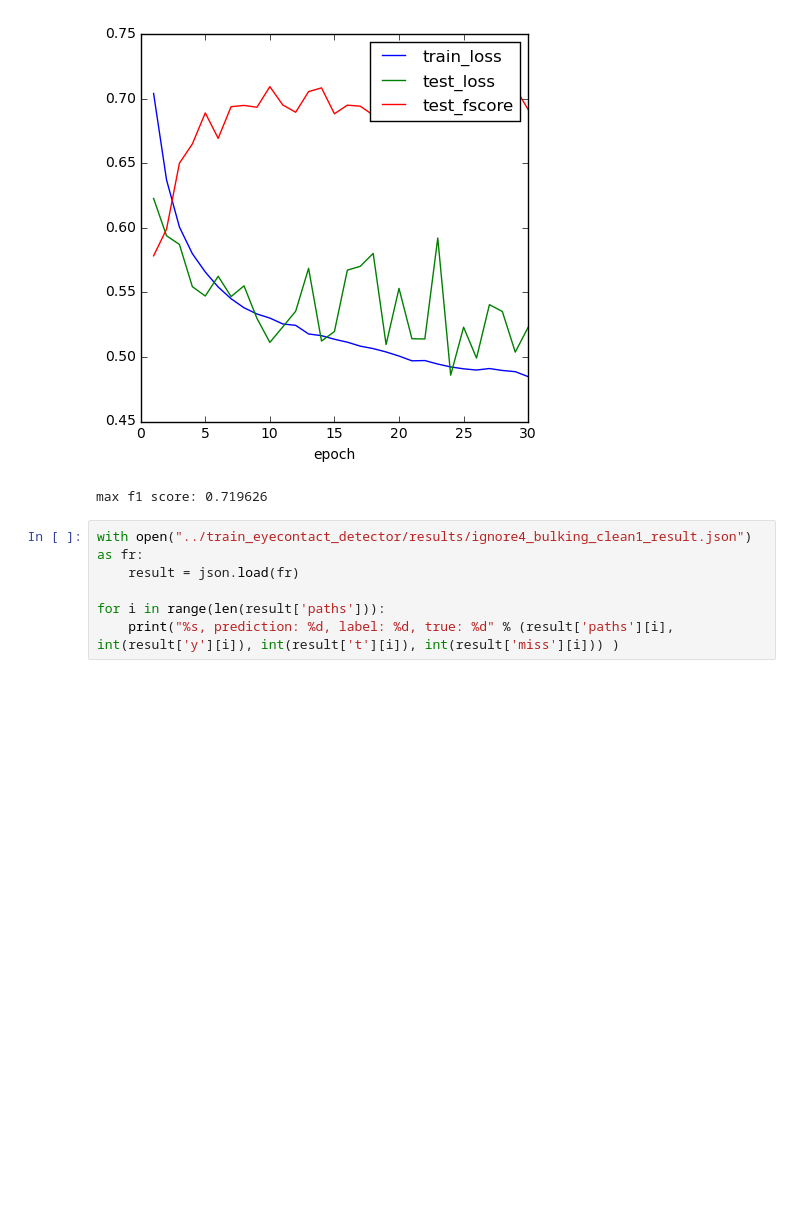
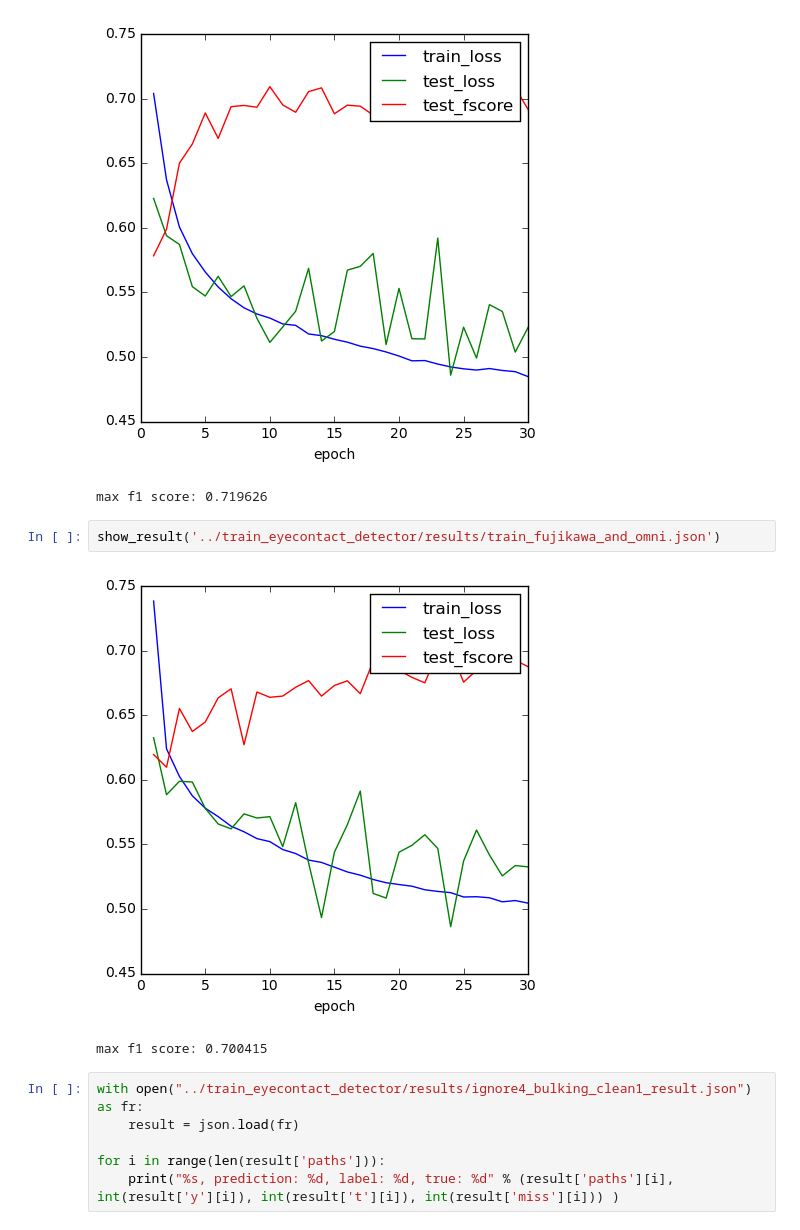
Before and after one commit to kenoga/gaze, a Jupyter notebook: notebooks/analyze_result.ipynb, the cells around one changed output. Cells and saved outputs as stored; diff of their text form; blank space fills up the shorter version.

```diff
--- a/notebooks/analyze_result.ipynb
+++ b/notebooks/analyze_result.ipynb
@@ -67,6 +67,11 @@ show_result('../train_eyecontact_detector/results/ignore4_bulking_clean1.json')
 # %% [output]
 [figure]
 max f1 score: 0.719626
+# %%
+show_result('../train_eyecontact_detector/results/train_fujikawa_and_omni.json')
+# %% [output]
+[figure, added]
+max f1 score: 0.700415
 # %%
 with open("../train_eyecontact_detector/results/ignore4_bulking_clean1_result.json") as fr:
     result = json.load(fr)
```
Also changed, not shown: parts of 1 cell of this notebook, 19 other files.
